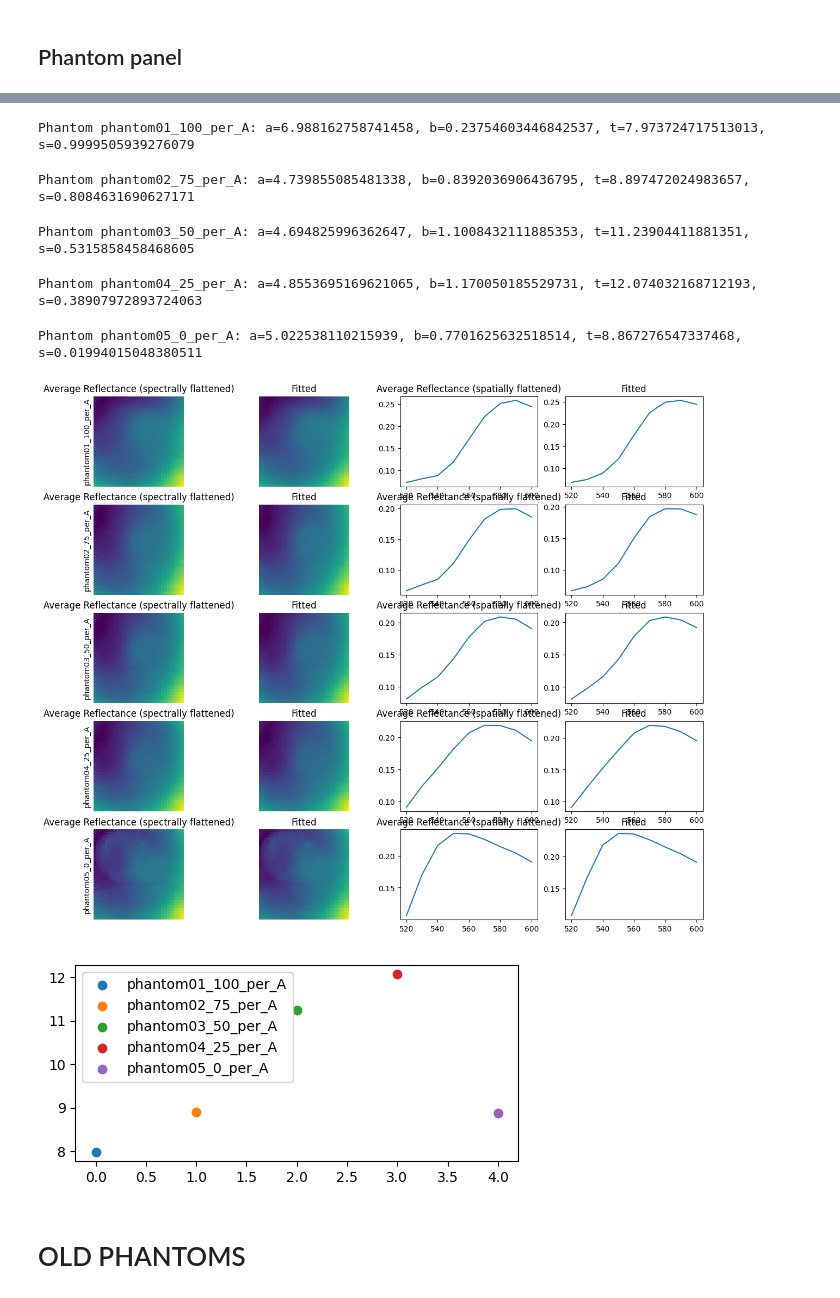
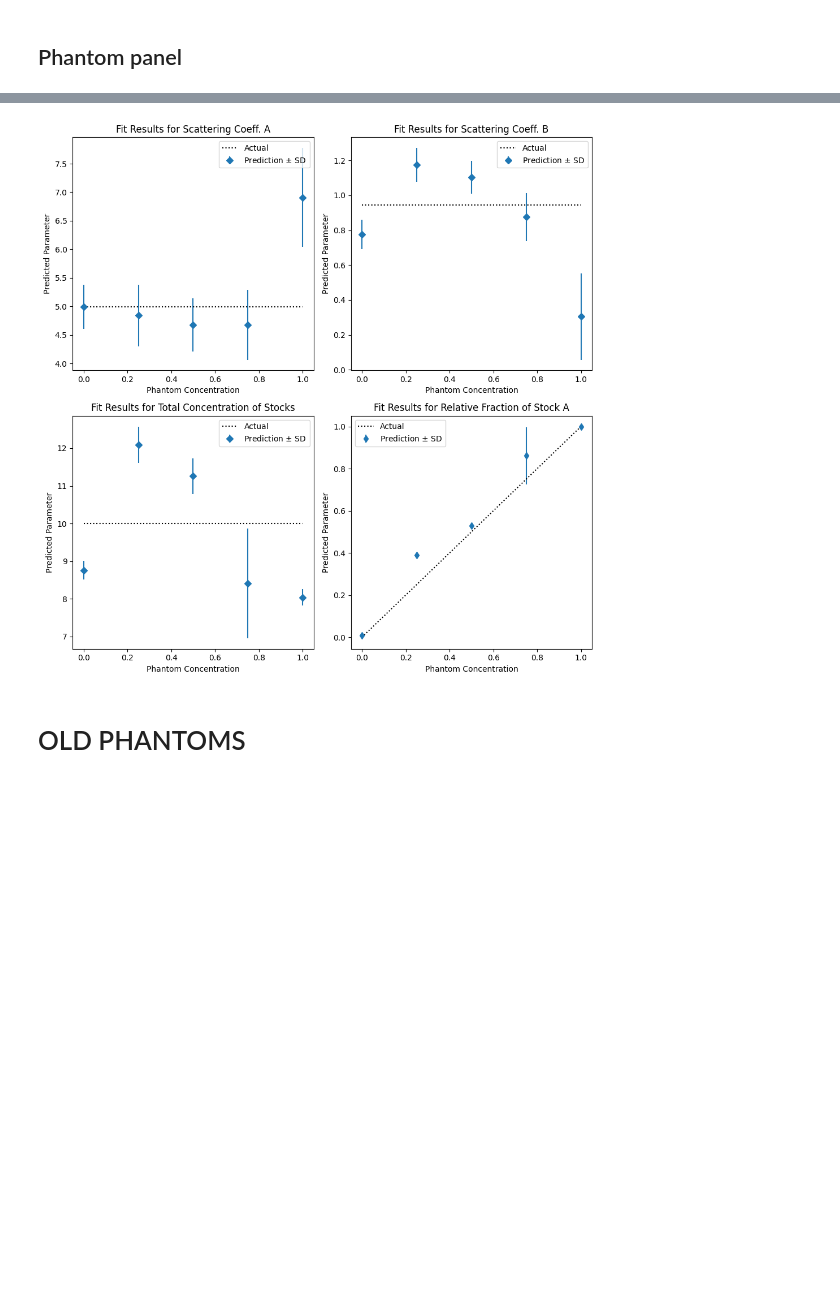
Before and after one commit to jiversivers/hsdfmpm, a Jupyter notebook: examples/food_coloring_validation.ipynb, the cells around one changed output, grey strips where cells are left out. Cells and saved outputs as stored; diff of their text form; code cells hidden in the pictures; blank space fills up the shorter version.

Commit message:
added scatter curve fit to get ground truth for a and b. Added plot for all four output parameters

```diff
--- a/examples/food_coloring_validation.ipynb
+++ b/examples/food_coloring_validation.ipynb
@@ -54,6 +55,9 @@ C = \frac{R_e}{R_m}
 $$
 
 This correction factor will be applied to all images prior to modelling.
+# %%
+def power_law(x, a, b):
+    return a * (x / ref_wavelength) ** -b
 # %%
 desired_scattering_coef = 5
 g = 0.9
@@ -191,39 +200,37 @@ plt.show()
+# %%
+phantom_paths = find_cycles(r'E:\new df\04222025\phantoms')
+results = np.zeros((4, len(phantom_paths), 3))  # parameter, phantom, [mean, stdev, actual]
+for i, phantom in enumerate(tqdm(phantom_paths)):
+    # Load the phantom
+    phantom_cube = HyperspectralImage(image_path=phantom, standard=standard_cube, background=background_cube, scalar=1, wavelengths=wavelengths)
+    phantom_cube.normalize()
+    phantom_cube.bin(bin_factor=1024)
+
+    # Fit it
+    a, b, t, s = fit_food_coloring(phantom_cube.image)
+
+    if 'phantom' in phantom.parts[-2]:
+        results[0, i, :] = [np.nanmean(a), np.nanstd(a), a_gt]
+        results[1, i, :] = [np.nanmean(b), np.nanstd(b), b_gt]
+        results[2, i, :] = [np.nanmean(t), np.nanstd(t), 10]
+        results[3, i, :] = [np.nanmean(s), np.nanstd(s), float(phantom.parts[-2].split('_')[1]) / 100]
 # %%
-phantom_paths = find_cycles(r'E:\new df\04222025\phantoms')
-fig, axes = plt.subplots(len(phantom_paths), 4, figsize=(15, 2.5 * len(phantom_paths)))
-_, axis = plt.subplots(1, 1, figsize=(5, 2.5))
-for i, phantom in enumerate(tqdm(phantom_paths)):
-    # Load the phantom
-    phantom_cube = HyperspectralImage(image_path=phantom, standard=standard_cube, background=background_cube, scalar=1, wavelengths=wavelengths)
-    phantom_cube.normalize()
-    phantom_cube.bin(bin_factor=64)
-
-    # Fit it
-    a, b, t, s = fit_food_coloring(phantom_cube.image)
-
-    ax = axes[i, :]
-    ax[0].set(title='Average Reflectance (spectrally flattened)', ylabel=f'{phantom.parts[-2]}', xticks=[], yticks=[], frame_on=False)
-    ax[0].imshow(np.nanmean(phantom_cube, axis=0))
-    ax[1].set(title='Fitted', xticks=[], yticks=[], frame_on=False)
-    ax[1].imshow(np.nanmean(model_from_food_coloring(wavelengths, a, b, t, s), axis=0))
-    ax[2].set(title='Average Reflectance (spatially flattened)')
-    ax[2].plot(wavelengths, np.nanmean(phantom_cube, axis=(1, 2)))
-    ax[3].set(title='Fitted')
-    ax[3].plot(wavelengths, np.nanmean(model_from_food_coloring(wavelengths, a, b, t, s), axis=(1, 2)))
-    print(f'Phantom {phantom.parts[-2]}: a={np.nanmean(a)}, b={np.nanmean(b)}, t={np.nanmean(t)}, s={np.nanmean(s)}')
-    if 'phantom' in phantom.parts[-2]:
-        axis.scatter(i, np.nanmean(t), label=f'{phantom.parts[-2]}')
-axis.legend()
+fig = plt.figure(figsize=(10, 10))
+for i, name in enumerate(['Scattering Coeff. A', 'Scattering Coeff. B', 'Total Concentration of Stocks']):
+    ax = fig.add_subplot(2, 2, i + 1)
+    ax.errorbar(results[3, :, 2], results[i, :, 0], fmt='D', yerr=results[i, :, 1], label='Prediction $\pm$ SD')
+    ax.hlines(results[i, 0, 2], 0, 1,  color='k', ls=':', label='Actual')
+    ax.set(xlabel='Phantom Concentration', ylabel='Predicted Parameter', title=f'Fit Results for {name}')
+    ax.legend()
+ax = fig.add_subplot(2, 2, 4)
+ax.errorbar(results[3, :, 2], results[3, :, 0], fmt='d', yerr=results[3, :, 1], label='Prediction $\pm$ SD')
+ax.plot(results[3, :, 2], results[3, : ,2], color='k', ls=':', label='Actual')
+ax.set(xlabel='Phantom Concentration', ylabel='Predicted Parameter', title=f'Fit Results for Relative Fraction of Stock A')
+ax.legend()
 plt.tight_layout()
 plt.show()
 # %% [output]
-Phantom phantom01_100_per_A: a=6.988162758741458, b=0.23754603446842537, t=7.973724717513013, s=0.9999505939276079
-Phantom phantom02_75_per_A: a=4.739855085481338, b=0.8392036906436795, t=8.897472024983657, s=0.8084631690627171
-Phantom phantom03_50_per_A: a=4.694825996362647, b=1.1008432111885353, t=11.23904411881351, s=0.5315858458468605
-Phantom phantom04_25_per_A: a=4.8553695169621065, b=1.170050185529731, t=12.074032168712193, s=0.38907972893724063
-Phantom phantom05_0_per_A: a=5.022538110215939, b=0.7701625632518514, t=8.867276547337468, s=0.01994015048380511
-[figure, old version]
+[figure, new version]
-[figure, removed]
 # %% [markdown]
 # OLD PHANTOMS
 # %%
```
Also changed, not shown: parts of 5 cells of this notebook.
